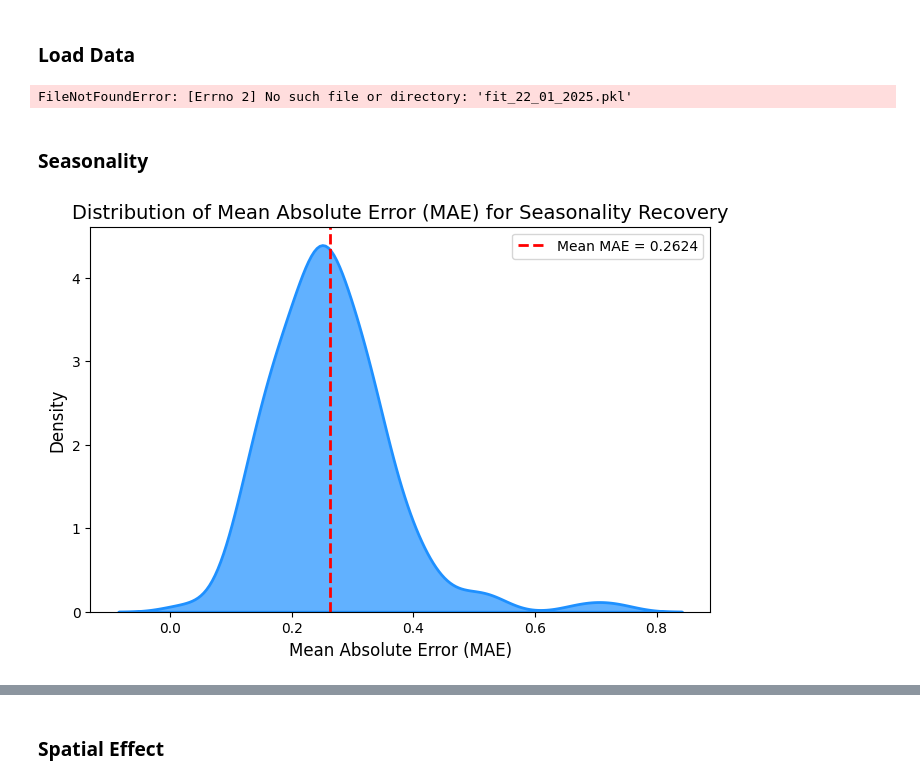
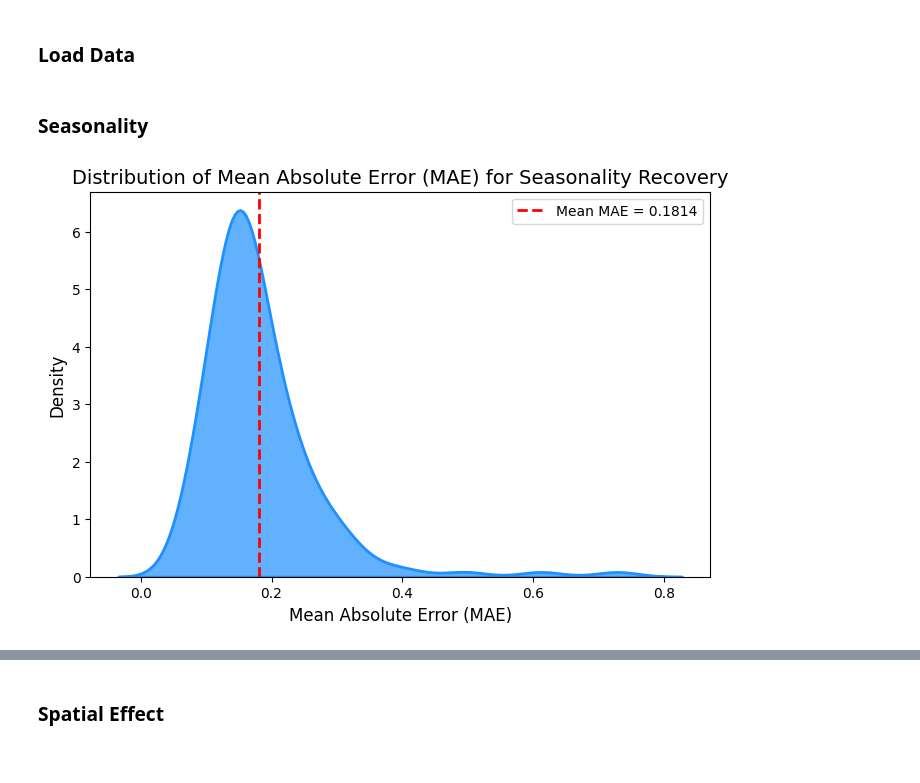
Before and after one commit to QhenryQ/nteprsm, a Jupyter notebook: notebooks/parameter_recovery_analysis.ipynb, the cells around one changed output, grey strips where cells are left out. Drawn from its saved outputs; the diff is of its cells as text; code cells hidden in the pictures.

```diff
--- a/notebooks/parameter_recovery_analysis.ipynb
+++ b/notebooks/parameter_recovery_analysis.ipynb
@@ -17,15 +36 @@ savename = '22_01_2025' ## Change this to whatever you saved the extracted sampl
-# %%
-with open(f"fit_{savename}.pkl", "rb") as f:
-    fit = pickle.load(f)
-
-with open(f"df_{savename}.pkl", "rb") as f:
-    df = pickle.load(f)
-
-with open(f"gpgrid_{savename}.pkl", "rb") as f:
-    gp_grid = pickle.load(f)
-
-with open(f"taus_{savename}.pkl", "rb") as f:
-    taus = pickle.load(f)
-# %% [output]
-FileNotFoundError: [Errno 2] No such file or directory: 'fit_22_01_2025.pkl'
 # %%
@@ -40,46 +50,48 @@ num_betas = fit.tau_rater.shape[2]   # Number of beta values (should be 8)
 ## visualization parameters
 ci = 0.95
 # %%
+# Calculate seasonality statistics
 seasonality_means = fit.pred_time_effect.mean(axis=0)
-seasonality_upper = np.quantile(fit.pred_time_effect, ci/2 + 1/2, axis=0)
-seasonality_lower = np.quantile(fit.pred_time_effect, (1 - ci)/2, axis=0)
+seasonality_upper = np.quantile(fit.pred_time_effect, ci / 2 + 0.5, axis=0)
+seasonality_lower = np.quantile(fit.pred_time_effect, (1 - ci) / 2, axis=0)
 
-# Loop through the 3 random values of `ec` and plot
+# Initialize variables
 maes = []
-time_points = np.linspace(0, 1, 100)  # Normalized time= []
+time_points = np.linspace(0, 1, 100)  # Normalized time points
 
-for ec in range(147):
-    # Filter the data for the current `ec`
-    data = df[df['entry_name_code'] == ec][['adj_time_of_year', 'SEASONALITY']].drop_duplicates()
+# Loop through all entries and compute MAE
+for ec in range(num_entries):
+    # Filter data for the current entry code
+    data = df[df['entry_name_code'] == ec][['adj_time_of_year', 'seasonality']].drop_duplicates()
 
-    # Compute Mean Absolute Error (MAE)
+    # Extract synthetic time and seasonality
     synthetic_time = data['adj_time_of_year'].values
-    synthetic_seasonality = data['SEASONALITY'].values
+    synthetic_seasonality = data['seasonality'].values
 
     # Interpolate synthetic seasonality to match recovered time points
     interp_func = interp1d(synthetic_time, synthetic_seasonality, kind='cubic', fill_value="extrapolate")
     interpolated_synthetic = interp_func(time_points)
+
+    # Compute Mean Absolute Error (MAE)
     mae = np.mean(np.abs(seasonality_means[ec] - interpolated_synthetic))
     maes.append(mae)
 
-# KDE Plot of Mean Absolute Errors (MAEs)
+# Plot KDE of MAEs
 plt.figure(figsize=(8, 5))
 sns.kdeplot(maes, fill=True, color="dodgerblue", linewidth=2, alpha=0.7)
 
 # Add title and labels
 plt.title("Distribution of Mean Absolute Error (MAE) for Seasonality Recovery", fontsize=14)
 plt.xlabel("Mean Absolute Error (MAE)", fontsize=12)
 plt.ylabel("Density", fontsize=12)
 
 # Add a vertical line for the mean MAE
 mean_mae = np.mean(maes)
 plt.axvline(mean_mae, color="red", linestyle="--", linewidth=2, label=f"Mean MAE = {mean_mae:.4f}")
 
-# Add legend
+# Add legend and show plot
 plt.legend()
-
-# Show plot
 plt.show()
 # %% [output]
-[figure, old version]
+[figure, new version]
 # %%
```
Also changed, not shown: parts of 8 cells of this notebook, 2 other files.
